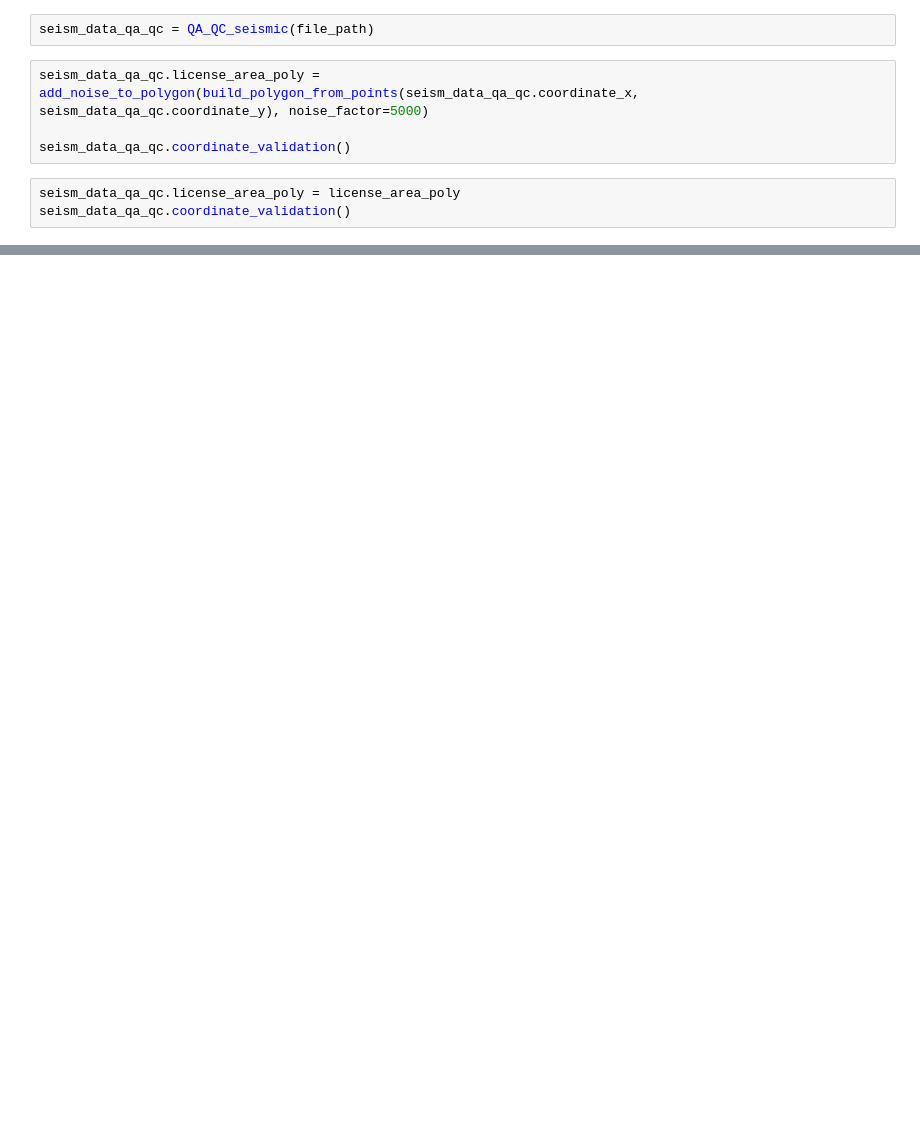
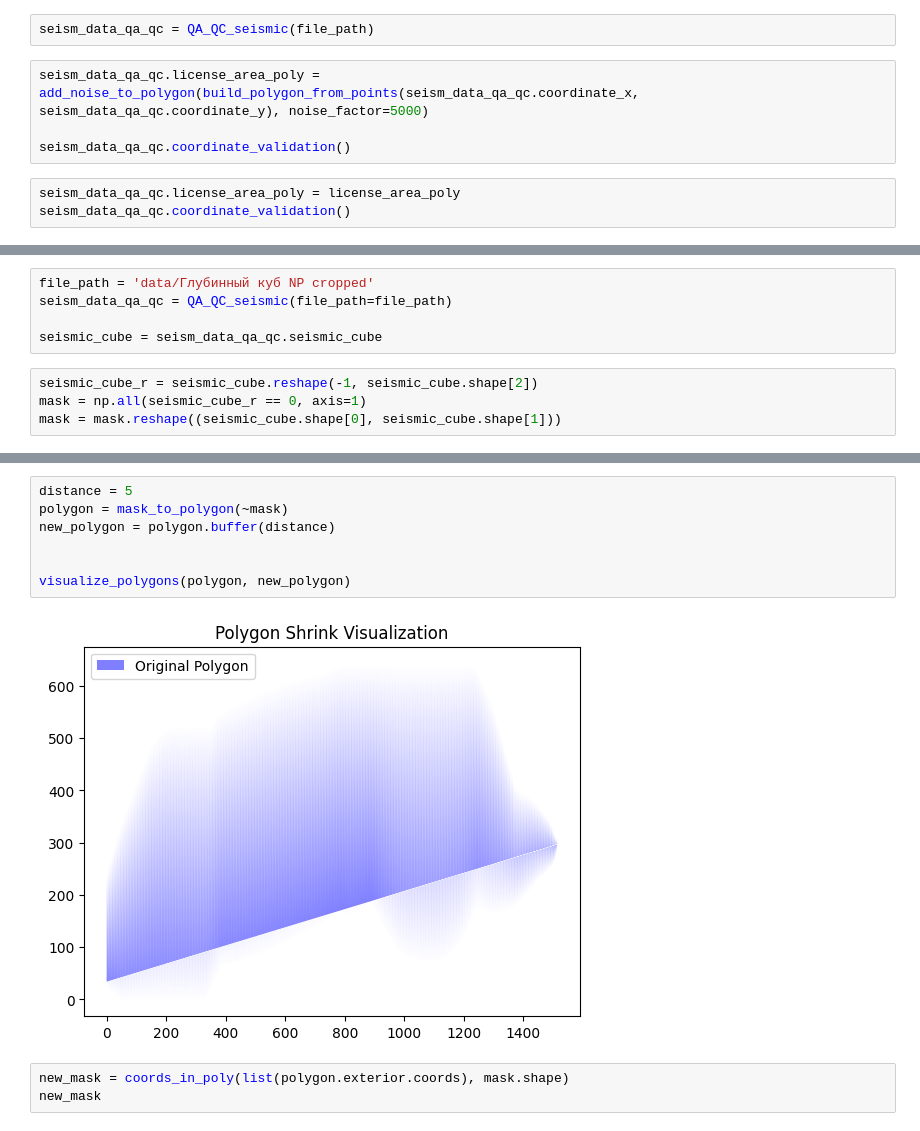
Before and after one commit to Salnikov-MaX/QA_QC_proj, a Jupyter notebook: workflow.ipynb, the cells around one changed output, grey strips where cells are left out. Drawn from its saved outputs; the diff is of its cells as text; blank space fills up the shorter version.

```diff
--- a/workflow.ipynb
+++ b/workflow.ipynb
@@ -302,0 +340,9 @@ seism_data_qa_qc.coordinate_validation()
+# %%
+file_path = 'data/Глубинный куб NP cropped'
+seism_data_qa_qc = QA_QC_seismic(file_path=file_path)
+
+seismic_cube = seism_data_qa_qc.seismic_cube
+# %%
+seismic_cube_r = seismic_cube.reshape(-1, seismic_cube.shape[2])
+mask = np.all(seismic_cube_r == 0, axis=1)
+mask = mask.reshape((seismic_cube.shape[0], seismic_cube.shape[1]))
@@ -302,0 +422,12 @@ seism_data_qa_qc.coordinate_validation()
+# %%
+distance = 5
+polygon = mask_to_polygon(~mask)
+new_polygon = polygon.buffer(distance)
+
+
+visualize_polygons(polygon, new_polygon)
+# %% [output]
+[figure, added]
+# %%
+new_mask = coords_in_poly(list(polygon.exterior.coords), mask.shape)
+new_mask
```
Also changed, not shown: parts of 33 cells of this notebook, 3 other files.
